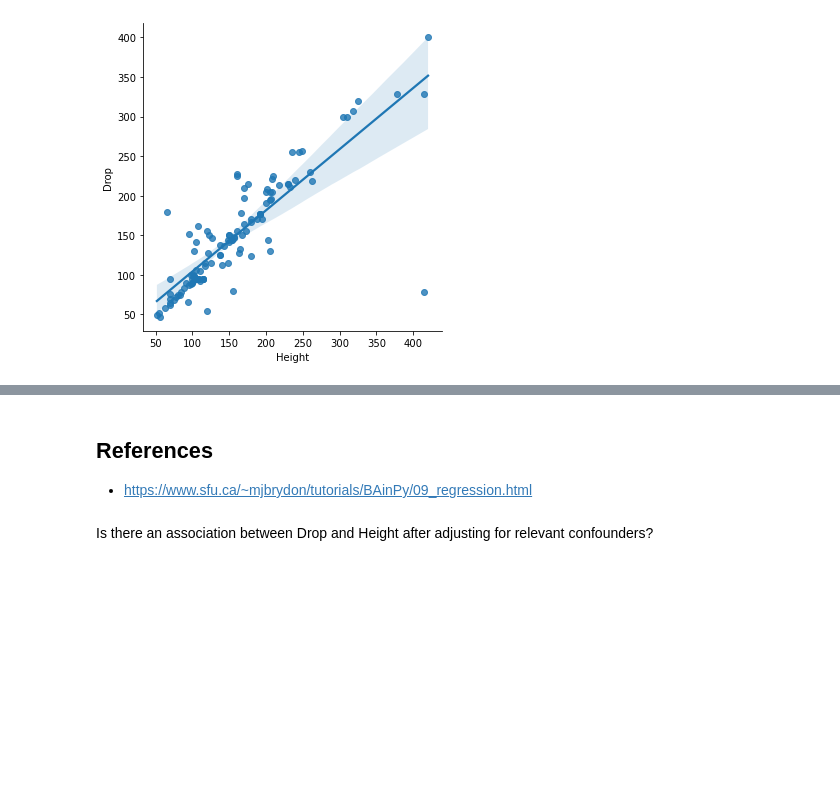
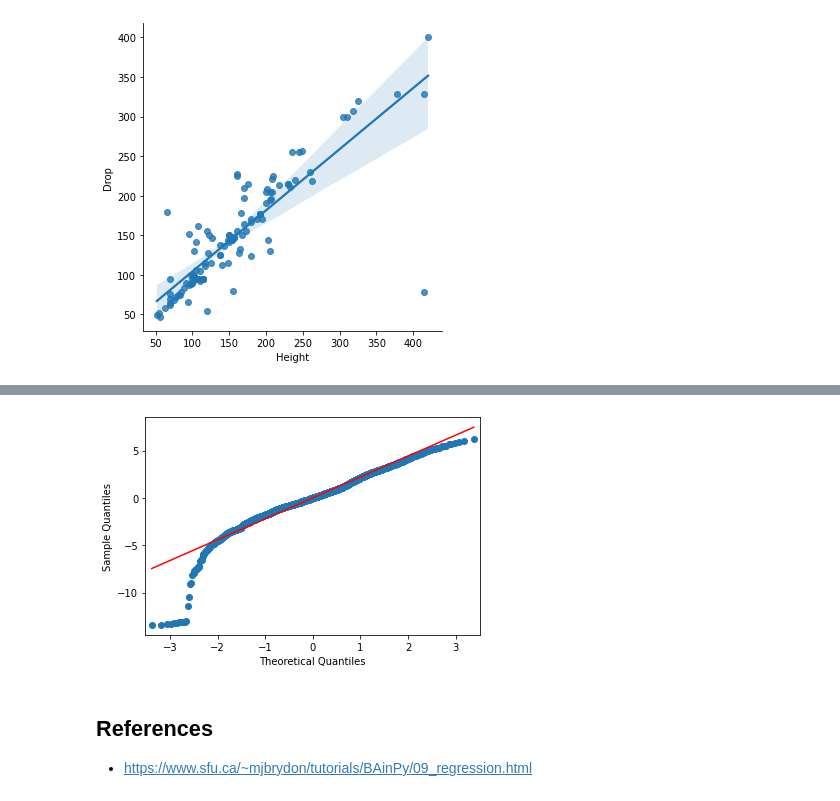
Before and after one commit to vnguyen24/SURF2022, a Jupyter notebook: Session4/Michelle_prep.ipynb, the cells around one changed output, grey strips where cells are left out. Saved outputs shown, nothing was run; the diff lists cells and outputs as text; code cells hidden in the pictures; blank space fills up the shorter version.

```diff
--- a/Session4/Michelle_prep.ipynb
+++ b/Session4/Michelle_prep.ipynb
@@ -159,0 +182,4 @@ sns.lmplot(data = coasters, x = "Height", y = "Drop")
+# %%
+import statsmodels.formula.api as smf
+model1 = smf.ols(data =  who, formula = "Schooling ~ lifexp").fit()
+print(model1.summary())
@@ -160,5 +214,7 @@ sns.lmplot(data = coasters, x = "Height", y = "Drop")
+# %%
+sma.qqplot(model1.resid, line="s");
+# %% [output]
+[figure, added]
 # %% [markdown]
 ## References
 * https://www.sfu.ca/~mjbrydon/tutorials/BAinPy/09_regression.html
-# %% [markdown]
-Is there an association between Drop and Height after adjusting for relevant confounders?
```
Also changed, not shown: parts of 11 cells of this notebook, 3 other files.
